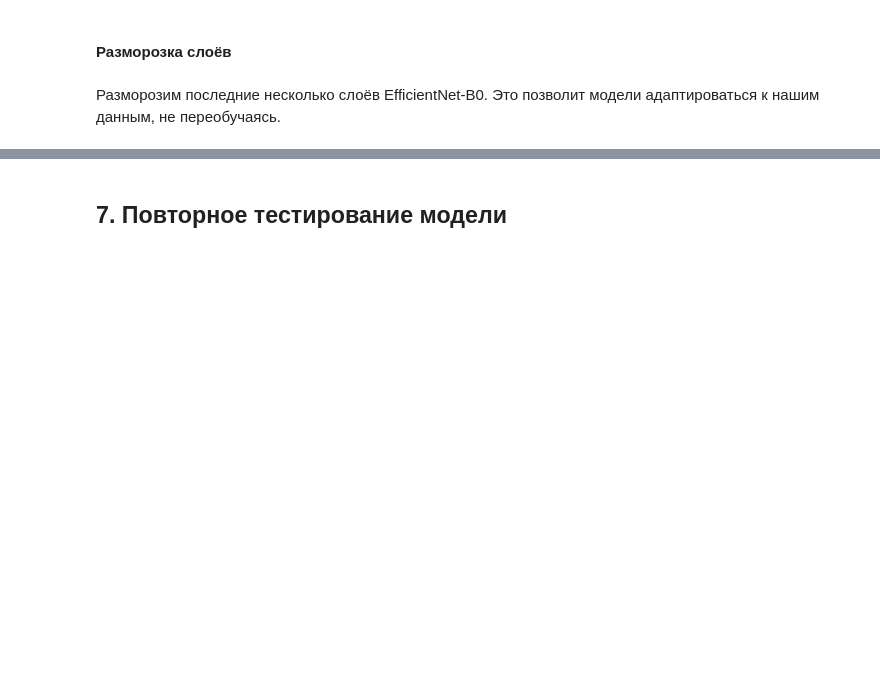
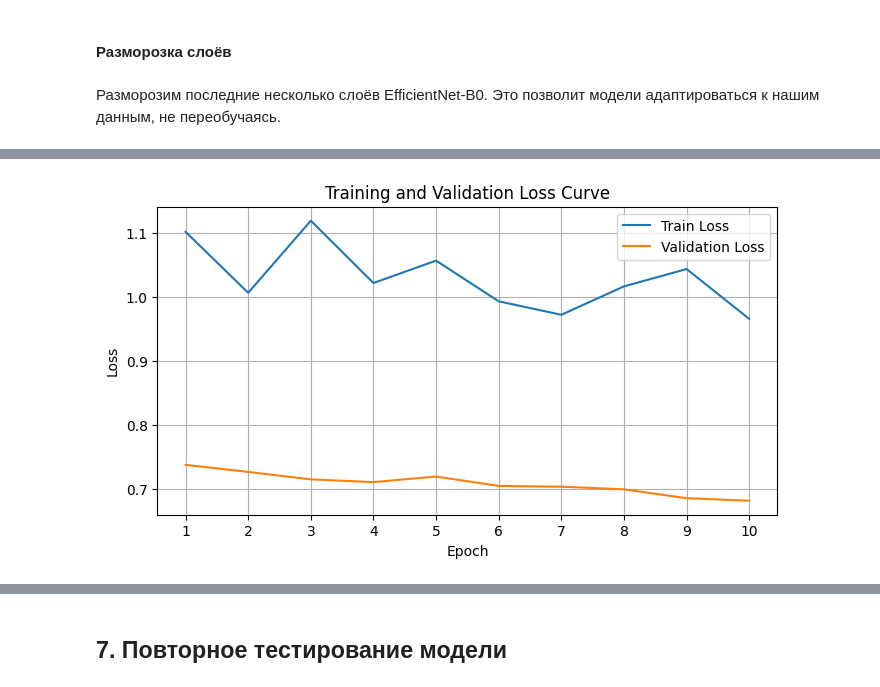
Before and after one commit to AkyLkaNastya/clothes, a Jupyter notebook: clothes_classifier.ipynb, the cells around one changed output, grey strips where cells are left out. Saved outputs shown, nothing was run; the diff lists cells and outputs as text; code cells hidden in the pictures; blank space fills up the shorter version.

```diff
--- a/clothes_classifier.ipynb
+++ b/clothes_classifier.ipynb
@@ -957,0 +997,4 @@ Validation Loss: 0.7348, Validation Accuracy: 0.7777
+# %%
+loss_plot(train_losses, val_losses)
+# %% [output]
+[figure, added]
```
Also changed, not shown: parts of 20 cells of this notebook, 2 other files.
